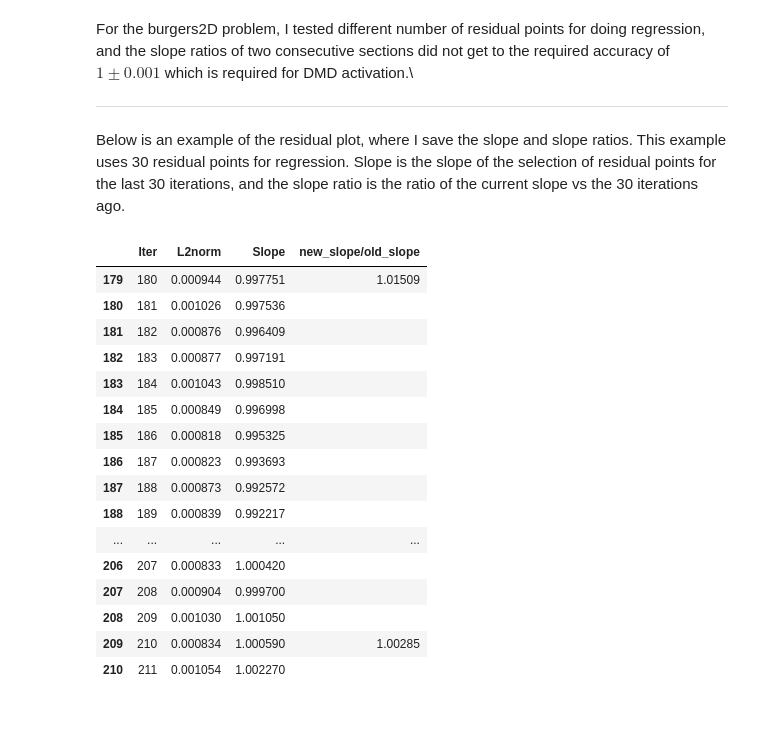
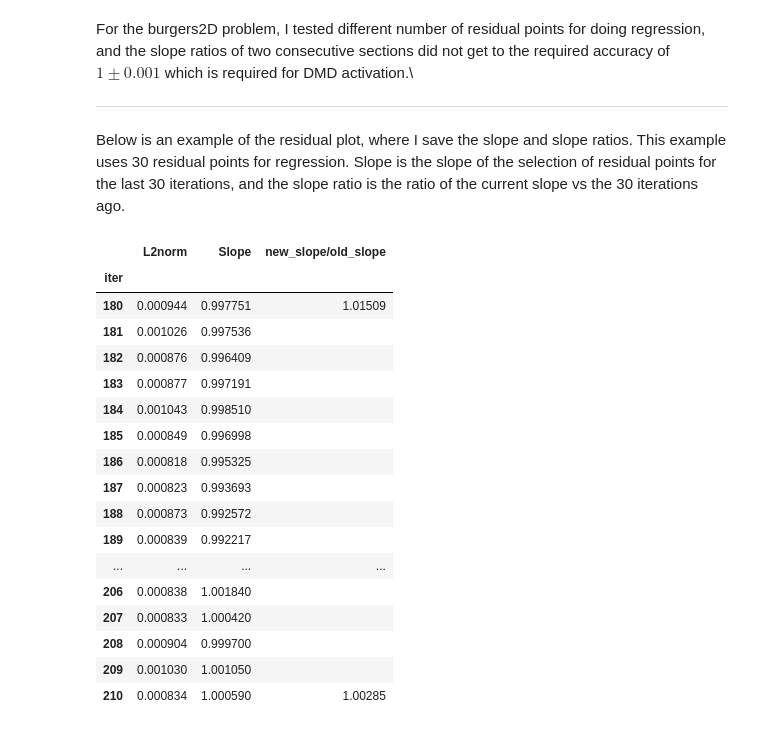
Before and after one commit to Delaunay-I/ANSLab-reports, a Jupyter notebook: 2022/09 - September/2022-09-14/14-Sept.ipynb, the cells around one changed output. Saved outputs shown, nothing was run; the diff lists cells and outputs as text; code cells hidden in the pictures.

```diff
--- a/2022/09 - September/2022-09-14/14-Sept.ipynb
+++ b/2022/09 - September/2022-09-14/14-Sept.ipynb
@@ -45,25 +45,27 @@ For the burgers2D problem, I tested different number of residual points for doin
 ***
 Below is an example of the residual plot, where I save the slope and slope ratios. This example uses 30 residual points for regression. Slope is the slope of the selection of residual points for the last 30 iterations, and the slope ratio is the ratio of the current slope vs the 30 iterations ago.
 # %%
-colnames=['Iter', 'L2norm', 'Slope', 'new_slope/old_slope']
+colnames=['iter', 'L2norm', 'Slope', 'new_slope/old_slope']
 residual = pd.read_csv("Residual.dat", sep="\t", names=colnames, header=None)
 residual = residual.replace({'-1':' '}, regex=True)
-display(residual.loc[179:210])
+residual.set_index('iter', inplace=True)
+display(residual.loc[180:210])
 # %% [output]
-|  | Iter | L2norm | Slope | new_slope/old_slope |
-| 179 | 180 | 0.000944 | 0.997751 | 1.01509 |
-| 180 | 181 | 0.001026 | 0.997536 |  |
-| 181 | 182 | 0.000876 | 0.996409 |  |
-| 182 | 183 | 0.000877 | 0.997191 |  |
-| 183 | 184 | 0.001043 | 0.998510 |  |
-| 184 | 185 | 0.000849 | 0.996998 |  |
-| 185 | 186 | 0.000818 | 0.995325 |  |
-| 186 | 187 | 0.000823 | 0.993693 |  |
-| 187 | 188 | 0.000873 | 0.992572 |  |
-| 188 | 189 | 0.000839 | 0.992217 |  |
-| ... | ... | ... | ... | ... |
-| 206 | 207 | 0.000833 | 1.000420 |  |
-| 207 | 208 | 0.000904 | 0.999700 |  |
-| 208 | 209 | 0.001030 | 1.001050 |  |
-| 209 | 210 | 0.000834 | 1.000590 | 1.00285 |
-| 210 | 211 | 0.001054 | 1.002270 |  |
+|  | L2norm | Slope | new_slope/old_slope |
+| iter |  |  |  |
+| 180 | 0.000944 | 0.997751 | 1.01509 |
+| 181 | 0.001026 | 0.997536 |  |
+| 182 | 0.000876 | 0.996409 |  |
+| 183 | 0.000877 | 0.997191 |  |
+| 184 | 0.001043 | 0.998510 |  |
+| 185 | 0.000849 | 0.996998 |  |
+| 186 | 0.000818 | 0.995325 |  |
+| 187 | 0.000823 | 0.993693 |  |
+| 188 | 0.000873 | 0.992572 |  |
+| 189 | 0.000839 | 0.992217 |  |
+| ... | ... | ... | ... |
+| 206 | 0.000838 | 1.001840 |  |
+| 207 | 0.000833 | 1.000420 |  |
+| 208 | 0.000904 | 0.999700 |  |
+| 209 | 0.001030 | 1.001050 |  |
+| 210 | 0.000834 | 1.000590 | 1.00285 |
```
